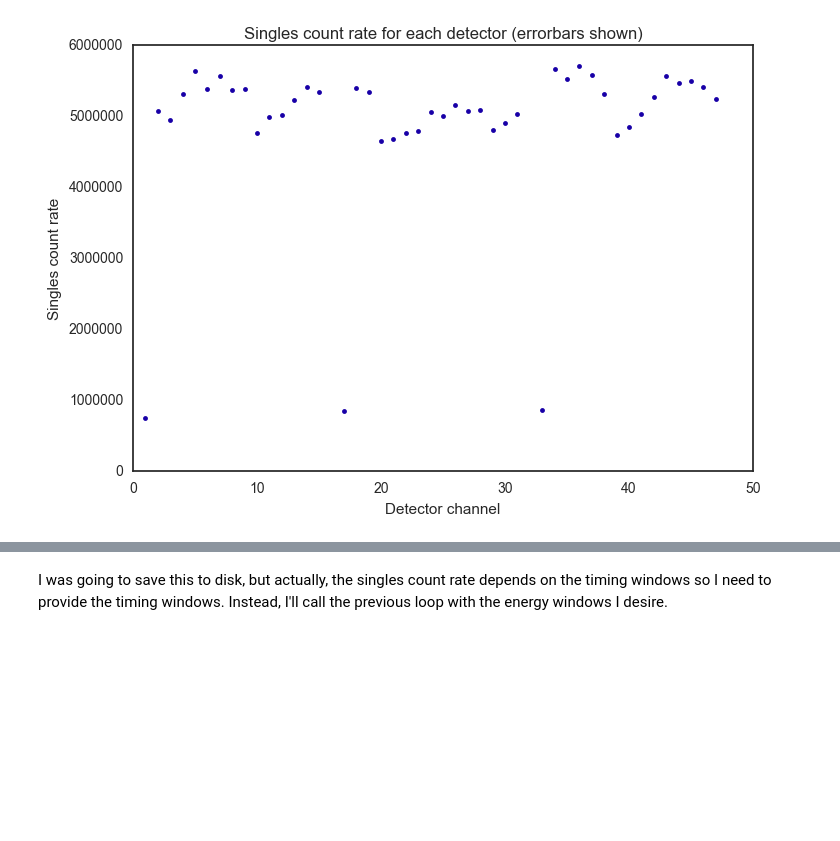
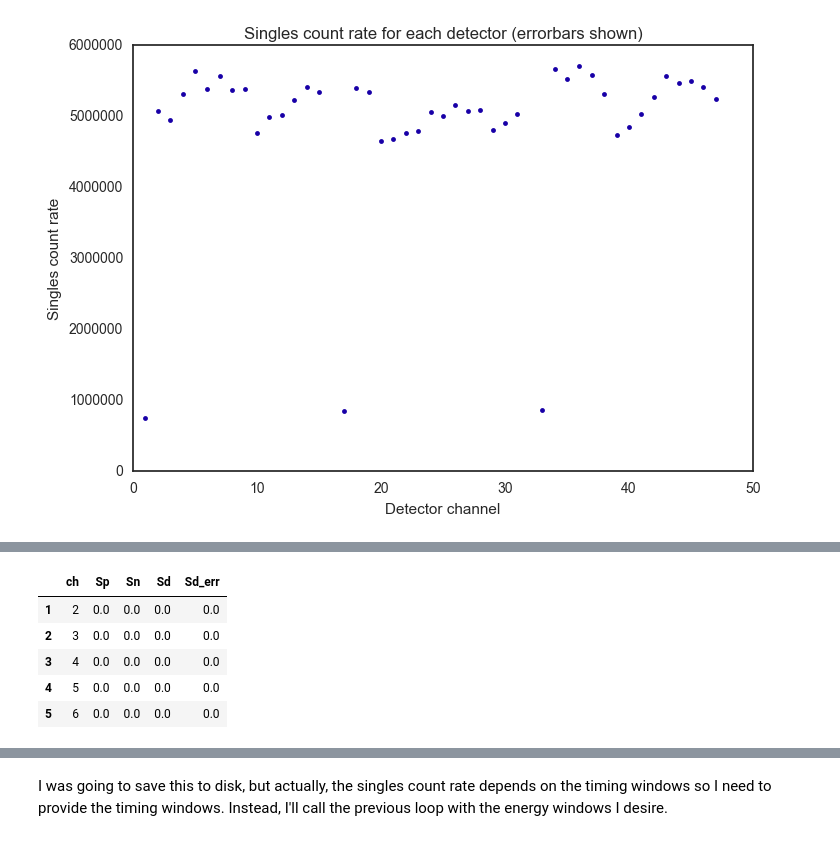
Before and after one commit to pfschus/fission_bicorrelation, a Jupyter notebook: methods/singles_n_sum.ipynb, the cells around one changed output, grey strips where cells are left out. Cells and saved outputs as stored; diff of their text form; code cells hidden in the pictures; blank space fills up the shorter version.

```diff
--- a/methods/singles_n_sum.ipynb
+++ b/methods/singles_n_sum.ipynb
@@ -189,0 +210,9 @@ plt.show()
+# %%
+singles_df.head()
+# %% [output]
+|  | ch | Sp | Sn | Sd | Sd_err |
+| 1 | 2 | 0.0 | 0.0 | 0.0 | 0.0 |
+| 2 | 3 | 0.0 | 0.0 | 0.0 | 0.0 |
+| 3 | 4 | 0.0 | 0.0 | 0.0 | 0.0 |
+| 4 | 5 | 0.0 | 0.0 | 0.0 | 0.0 |
+| 5 | 6 | 0.0 | 0.0 | 0.0 | 0.0 |
```
Also changed, not shown: parts of 10 cells of this notebook.
